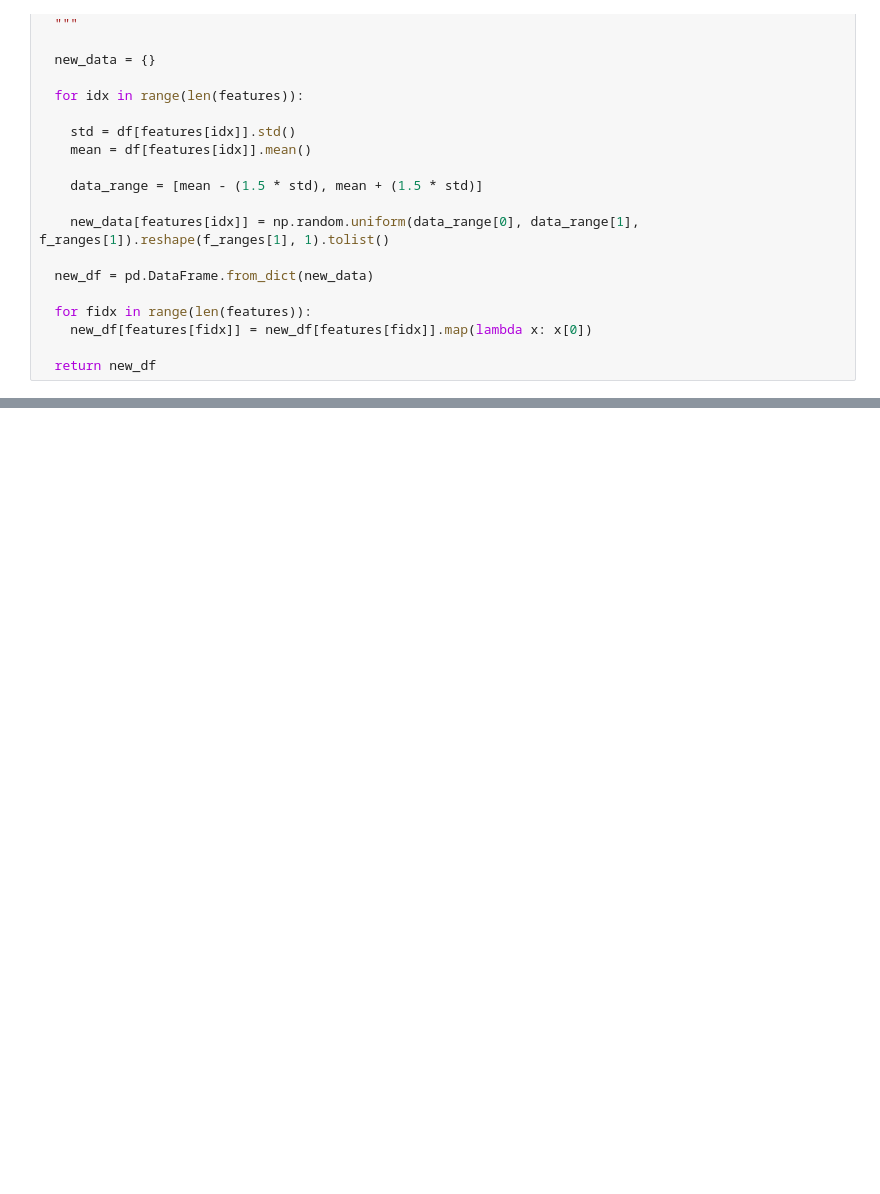
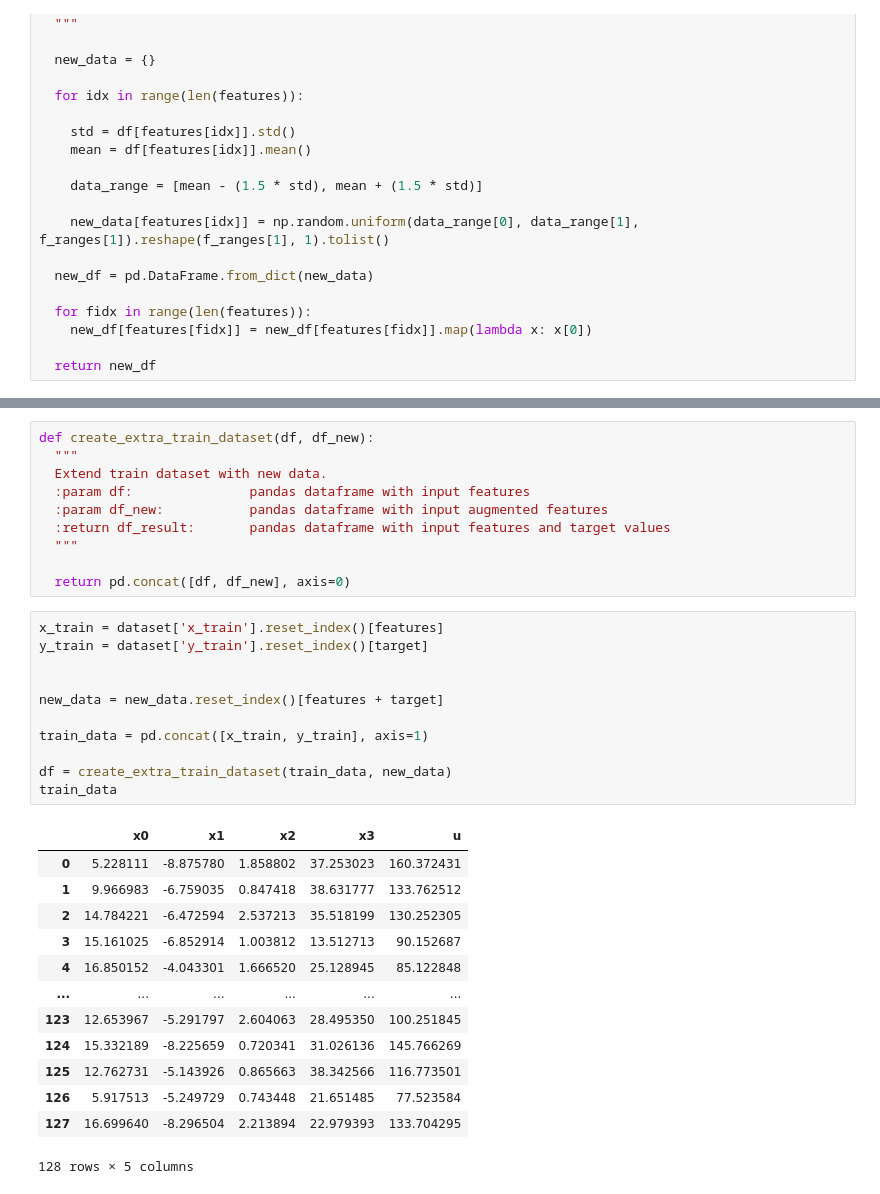
Before and after one commit to mateopolancecofficial/DeepLearningProjects, a Jupyter notebook: Regression/VineyardExploration.ipynb, the cells around one changed output, grey strips where cells are left out. Cells and saved outputs as stored; diff of their text form; blank space fills up the shorter version.

```diff
--- a/Regression/VineyardExploration.ipynb
+++ b/Regression/VineyardExploration.ipynb
@@ -328,0 +347,35 @@ A
+# %%
+def create_extra_train_dataset(df, df_new):
+  """
+  Extend train dataset with new data.
+  :param df:               pandas dataframe with input features
+  :param df_new:           pandas dataframe with input augmented features
+  :return df_result:       pandas dataframe with input features and target values
+  """
+
+  return pd.concat([df, df_new], axis=0)
+# %%
+x_train = dataset['x_train'].reset_index()[features]
+y_train = dataset['y_train'].reset_index()[target]
+
+
+new_data = new_data.reset_index()[features + target]
+
+train_data = pd.concat([x_train, y_train], axis=1)
+
+df = create_extra_train_dataset(train_data, new_data)
+train_data
+# %% [output]
+|  | x0 | x1 | x2 | x3 | u |
+| 0 | 5.228111 | -8.875780 | 1.858802 | 37.253023 | 160.372431 |
+| 1 | 9.966983 | -6.759035 | 0.847418 | 38.631777 | 133.762512 |
+| 2 | 14.784221 | -6.472594 | 2.537213 | 35.518199 | 130.252305 |
+| 3 | 15.161025 | -6.852914 | 1.003812 | 13.512713 | 90.152687 |
+| 4 | 16.850152 | -4.043301 | 1.666520 | 25.128945 | 85.122848 |
+| ... | ... | ... | ... | ... | ... |
+| 123 | 12.653967 | -5.291797 | 2.604063 | 28.495350 | 100.251845 |
+| 124 | 15.332189 | -8.225659 | 0.720341 | 31.026136 | 145.766269 |
+| 125 | 12.762731 | -5.143926 | 0.865663 | 38.342566 | 116.773501 |
+| 126 | 5.917513 | -5.249729 | 0.743448 | 21.651485 | 77.523584 |
+| 127 | 16.699640 | -8.296504 | 2.213894 | 22.979393 | 133.704295 |
+128 rows × 5 columns
```
Also changed, not shown: parts of 12 cells of this notebook.
